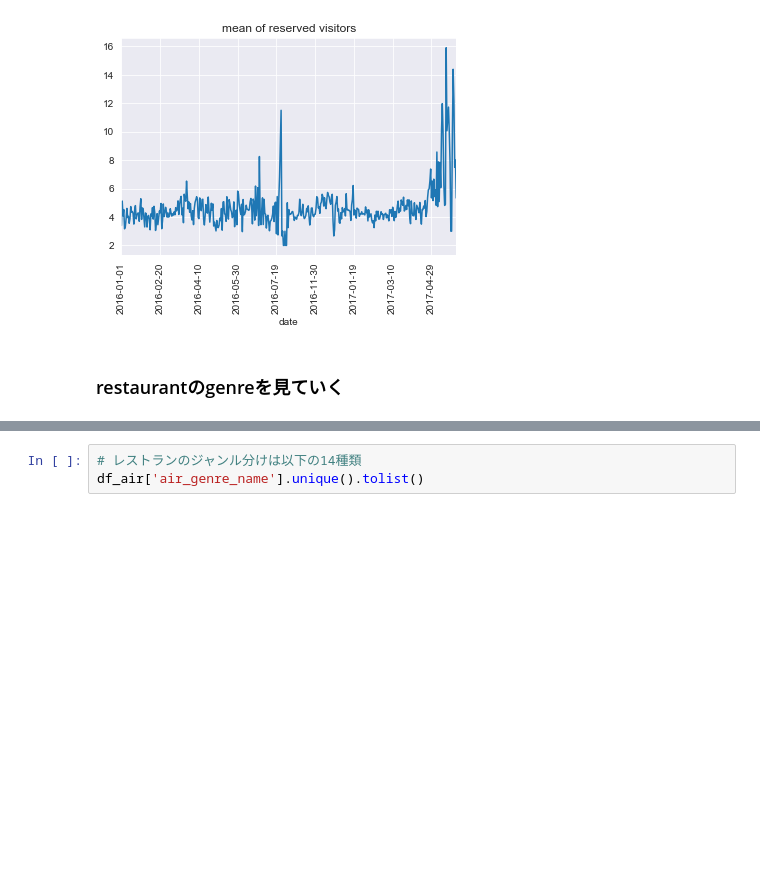
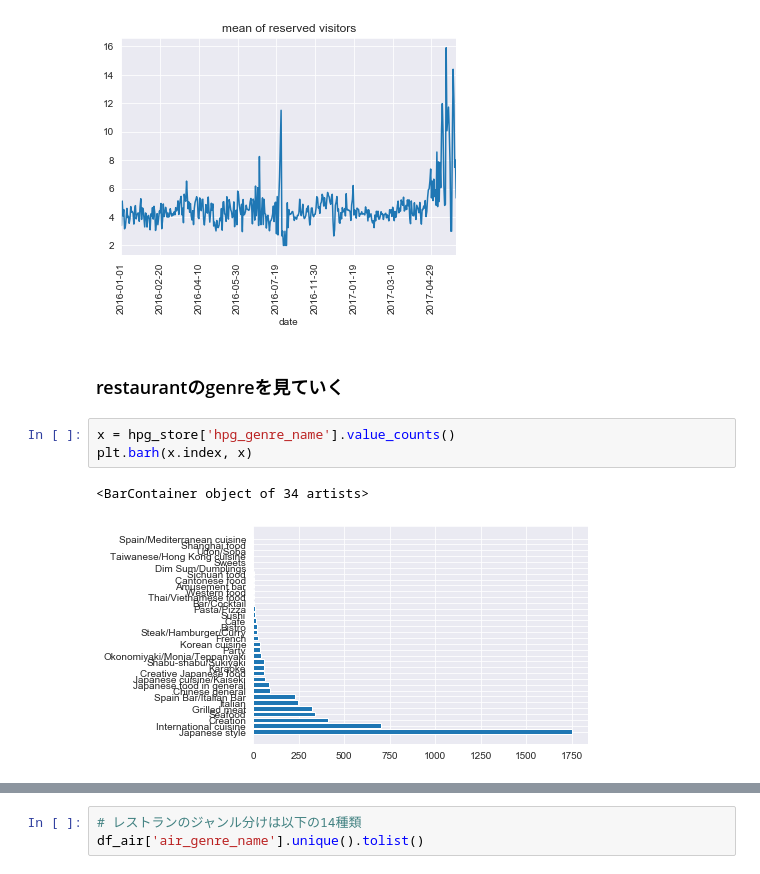
Before and after one commit to yutayamazaki/Recruit-Restaurant-Visitor-Forecasting, a Jupyter notebook: notebooks/EDA.ipynb, the cells around one changed output, grey strips where cells are left out. Cells and saved outputs as stored; diff of their text form; blank space fills up the shorter version.

Commit message:
eda about hpg_store

```diff
--- a/notebooks/EDA.ipynb
+++ b/notebooks/EDA.ipynb
@@ -155,3 +155,9 @@ Text(0.5, 1.0, 'mean of reserved visitors')
 [figure]
 # %% [markdown]
 ### restaurantのgenreを見ていく
+# %%
+x = hpg_store['hpg_genre_name'].value_counts()
+plt.barh(x.index, x)
+# %% [output]
+<BarContainer object of 34 artists>
+[figure, added]
```
Also changed, not shown: parts of 5 cells of this notebook.
